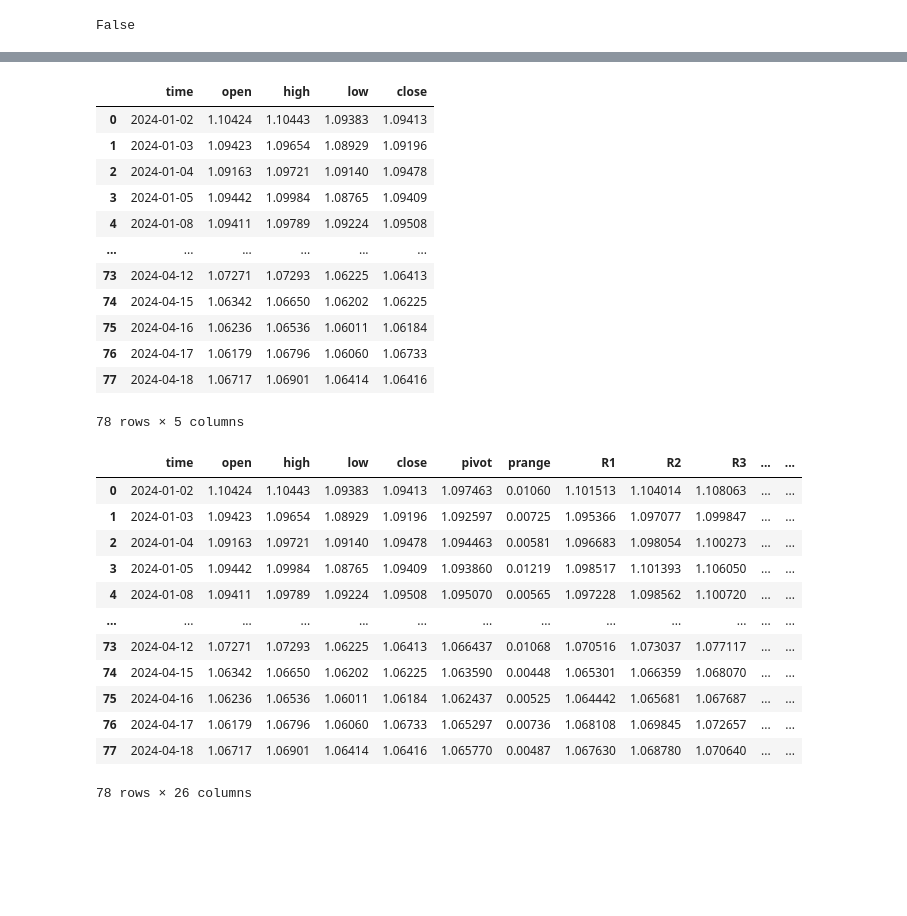
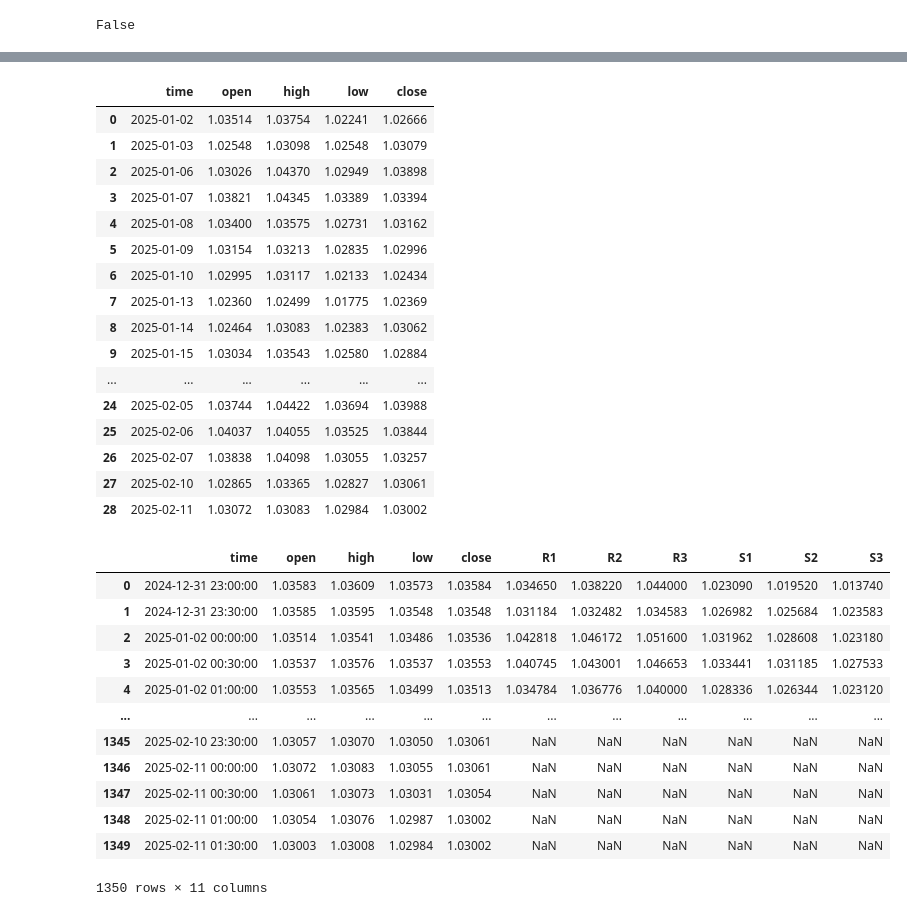
Before and after one commit to Moad2048/python_finance_market_projects, a Jupyter notebook: b2.ipynb, the cells around one changed output, grey strips where cells are left out. Saved outputs shown, nothing was run; the diff lists cells and outputs as text; code cells hidden in the pictures; blank space fills up the shorter version.

```diff
--- a/b2.ipynb
+++ b/b2.ipynb
@@ -30,8 +30,8 @@ def get_ohlc(symbol, timeframe, start_datetime, end_datetime):
 symbol = 'EURUSD'
 pos_size = 1
 timeframe = mt5.TIMEFRAME_M30
-start_datetime = datetime(2024,1,1)
-end_datetime = datetime(2024,4,19)
+start_datetime = datetime(2025,1,1)
+end_datetime = datetime(2025,2,12)
 ohlc_df = get_ohlc(symbol, timeframe, start_datetime, end_datetime)
 ohlc_df
 # %% [output]
@@ -52,51 +76,55 @@ KeyError: 'time'
 symbol = 'EURUSD'
 pos_size = 1
 timeframe = mt5.TIMEFRAME_D1
-start_datetime = datetime(2024,1,1)
-end_datetime = datetime(2024,4,19)
+start_datetime = datetime(2025,1,1)
+end_datetime = datetime(2025,2,12)
 daily_df = get_ohlc(symbol, timeframe, start_datetime, end_datetime)
 daily_df
 # %% [output]
 |  | time | open | high | low | close |
-| 0 | 2024-01-02 | 1.10424 | 1.10443 | 1.09383 | 1.09413 |
-| 1 | 2024-01-03 | 1.09423 | 1.09654 | 1.08929 | 1.09196 |
-| 2 | 2024-01-04 | 1.09163 | 1.09721 | 1.09140 | 1.09478 |
-| 3 | 2024-01-05 | 1.09442 | 1.09984 | 1.08765 | 1.09409 |
-| 4 | 2024-01-08 | 1.09411 | 1.09789 | 1.09224 | 1.09508 |
+| 0 | 2025-01-02 | 1.03514 | 1.03754 | 1.02241 | 1.02666 |
+| 1 | 2025-01-03 | 1.02548 | 1.03098 | 1.02548 | 1.03079 |
+| 2 | 2025-01-06 | 1.03026 | 1.04370 | 1.02949 | 1.03898 |
+| 3 | 2025-01-07 | 1.03821 | 1.04345 | 1.03389 | 1.03394 |
+| 4 | 2025-01-08 | 1.03400 | 1.03575 | 1.02731 | 1.03162 |
+| 5 | 2025-01-09 | 1.03154 | 1.03213 | 1.02835 | 1.02996 |
+| 6 | 2025-01-10 | 1.02995 | 1.03117 | 1.02133 | 1.02434 |
+| 7 | 2025-01-13 | 1.02360 | 1.02499 | 1.01775 | 1.02369 |
+| 8 | 2025-01-14 | 1.02464 | 1.03083 | 1.02383 | 1.03062 |
+| 9 | 2025-01-15 | 1.03034 | 1.03543 | 1.02580 | 1.02884 |
 | ... | ... | ... | ... | ... | ... |
-| 73 | 2024-04-12 | 1.07271 | 1.07293 | 1.06225 | 1.06413 |
-| 74 | 2024-04-15 | 1.06342 | 1.06650 | 1.06202 | 1.06225 |
-| 75 | 2024-04-16 | 1.06236 | 1.06536 | 1.06011 | 1.06184 |
-| 76 | 2024-04-17 | 1.06179 | 1.06796 | 1.06060 | 1.06733 |
-| 77 | 2024-04-18 | 1.06717 | 1.06901 | 1.06414 | 1.06416 |
+| 24 | 2025-02-05 | 1.03744 | 1.04422 | 1.03694 | 1.03988 |
+| 25 | 2025-02-06 | 1.04037 | 1.04055 | 1.03525 | 1.03844 |
+| 26 | 2025-02-07 | 1.03838 | 1.04098 | 1.03055 | 1.03257 |
+| 27 | 2025-02-10 | 1.02865 | 1.03365 | 1.02827 | 1.03061 |
+| 28 | 2025-02-11 | 1.03072 | 1.03083 | 1.02984 | 1.03002 |
-78 rows × 5 columns
 # %%
 # start b2 strategy
 # Calculate Pivot Point, R1, R2, R3, stopeR4, S1, S2, S3, stopeS4 levels with Fibonacci retracement
 daily_df["pivot"] = (daily_df["high"] + daily_df["low"] + daily_df["close"]) / 3
 daily_df["prange"] = (daily_df["high"] - daily_df["low"])
-daily_df["R1"] = daily_df["pivot"] + 0.382 * daily_df["prange"]
-daily_df["R2"] = daily_df["pivot"] + 0.618 * daily_df["prange"]
-daily_df["R3"] = daily_df["pivot"] + 1.000 * daily_df["prange"]
+ohlc_df["R1"] = daily_df["pivot"] + 0.382 * daily_df["prange"]
+ohlc_df["R2"] = daily_df["pivot"] + 0.618 * daily_df["prange"]
+ohlc_df["R3"] = daily_df["pivot"] + 1.000 * daily_df["prange"]
 
-daily_df["S1"] = daily_df["pivot"] - 0.382 * daily_df["prange"]
-daily_df["S2"] = daily_df["pivot"] - 0.618 * daily_df["prange"]
-daily_df["S3"] = daily_df["pivot"] - 1.000 * daily_df["prange"]
-daily_df
+ohlc_df["S1"] = daily_df["pivot"] - 0.382 * daily_df["prange"]
+ohlc_df["S2"] = daily_df["pivot"] - 0.618 * daily_df["prange"]
+ohlc_df["S3"] = daily_df["pivot"] - 1.000 * daily_df["prange"]
+ohlc_df
 # %% [output]
-|  | time | open | high | low | close | pivot | prange | R1 | R2 | R3 | ... | ... |
-| 0 | 2024-01-02 | 1.10424 | 1.10443 | 1.09383 | 1.09413 | 1.097463 | 0.01060 | 1.101513 | 1.104014 | 1.108063 | ... | ... |
-| 1 | 2024-01-03 | 1.09423 | 1.09654 | 1.08929 | 1.09196 | 1.092597 | 0.00725 | 1.095366 | 1.097077 | 1.099847 | ... | ... |
-| 2 | 2024-01-04 | 1.09163 | 1.09721 | 1.09140 | 1.09478 | 1.094463 | 0.00581 | 1.096683 | 1.098054 | 1.100273 | ... | ... |
-| 3 | 2024-01-05 | 1.09442 | 1.09984 | 1.08765 | 1.09409 | 1.093860 | 0.01219 | 1.098517 | 1.101393 | 1.106050 | ... | ... |
-| 4 | 2024-01-08 | 1.09411 | 1.09789 | 1.09224 | 1.09508 | 1.095070 | 0.00565 | 1.097228 | 1.098562 | 1.100720 | ... | ... |
-| ... | ... | ... | ... | ... | ... | ... | ... | ... | ... | ... | ... | ... |
-| 73 | 2024-04-12 | 1.07271 | 1.07293 | 1.06225 | 1.06413 | 1.066437 | 0.01068 | 1.070516 | 1.073037 | 1.077117 | ... | ... |
-| 74 | 2024-04-15 | 1.06342 | 1.06650 | 1.06202 | 1.06225 | 1.063590 | 0.00448 | 1.065301 | 1.066359 | 1.068070 | ... | ... |
-| 75 | 2024-04-16 | 1.06236 | 1.06536 | 1.06011 | 1.06184 | 1.062437 | 0.00525 | 1.064442 | 1.065681 | 1.067687 | ... | ... |
-| 76 | 2024-04-17 | 1.06179 | 1.06796 | 1.06060 | 1.06733 | 1.065297 | 0.00736 | 1.068108 | 1.069845 | 1.072657 | ... | ... |
-| 77 | 2024-04-18 | 1.06717 | 1.06901 | 1.06414 | 1.06416 | 1.065770 | 0.00487 | 1.067630 | 1.068780 | 1.070640 | ... | ... |
+|  | time | open | high | low | close | R1 | R2 | R3 | S1 | S2 | S3 |
+| 0 | 2024-12-31 23:00:00 | 1.03583 | 1.03609 | 1.03573 | 1.03584 | 1.034650 | 1.038220 | 1.044000 | 1.023090 | 1.019520 | 1.013740 |
+| 1 | 2024-12-31 23:30:00 | 1.03585 | 1.03595 | 1.03548 | 1.03548 | 1.031184 | 1.032482 | 1.034583 | 1.026982 | 1.025684 | 1.023583 |
+| 2 | 2025-01-02 00:00:00 | 1.03514 | 1.03541 | 1.03486 | 1.03536 | 1.042818 | 1.046172 | 1.051600 | 1.031962 | 1.028608 | 1.023180 |
+| 3 | 2025-01-02 00:30:00 | 1.03537 | 1.03576 | 1.03537 | 1.03553 | 1.040745 | 1.043001 | 1.046653 | 1.033441 | 1.031185 | 1.027533 |
+| 4 | 2025-01-02 01:00:00 | 1.03553 | 1.03565 | 1.03499 | 1.03513 | 1.034784 | 1.036776 | 1.040000 | 1.028336 | 1.026344 | 1.023120 |
+| ... | ... | ... | ... | ... | ... | ... | ... | ... | ... | ... | ... |
+| 1345 | 2025-02-10 23:30:00 | 1.03057 | 1.03070 | 1.03050 | 1.03061 | NaN | NaN | NaN | NaN | NaN | NaN |
+| 1346 | 2025-02-11 00:00:00 | 1.03072 | 1.03083 | 1.03055 | 1.03061 | NaN | NaN | NaN | NaN | NaN | NaN |
+| 1347 | 2025-02-11 00:30:00 | 1.03061 | 1.03073 | 1.03031 | 1.03054 | NaN | NaN | NaN | NaN | NaN | NaN |
+| 1348 | 2025-02-11 01:00:00 | 1.03054 | 1.03076 | 1.02987 | 1.03002 | NaN | NaN | NaN | NaN | NaN | NaN |
+| 1349 | 2025-02-11 01:30:00 | 1.03003 | 1.03008 | 1.02984 | 1.03002 | NaN | NaN | NaN | NaN | NaN | NaN |
-78 rows × 26 columns
+1350 rows × 11 columns
 # %%
 #setting the sma 1 and 14 periods
 furst_sma_period = 1
```
Also changed, not shown: parts of 9 cells of this notebook.
